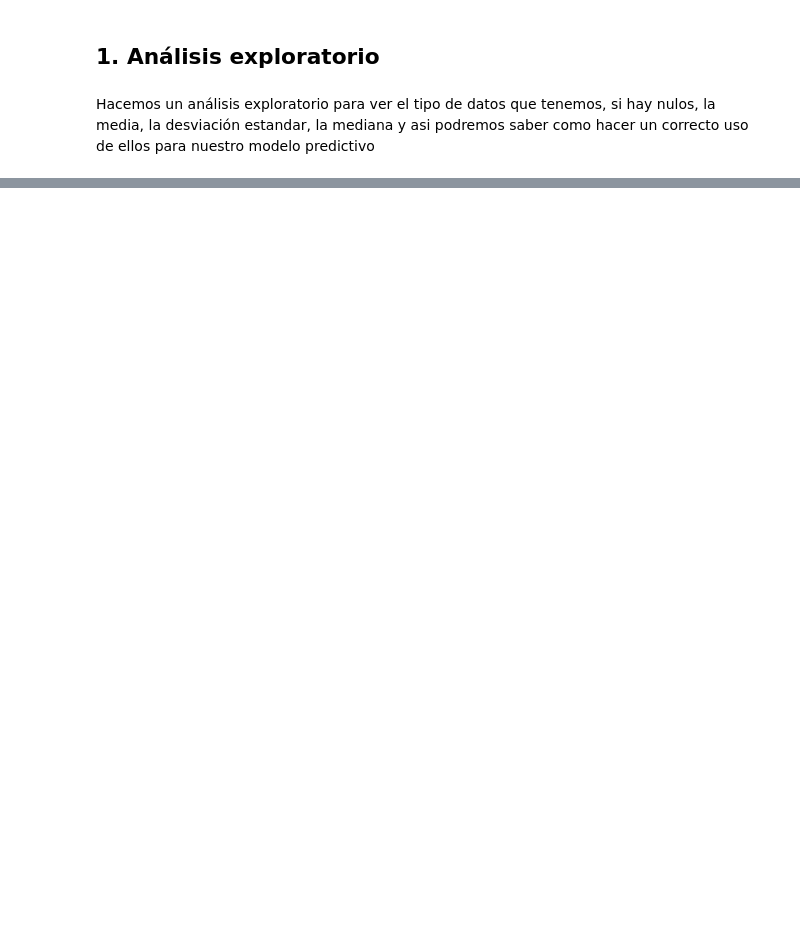
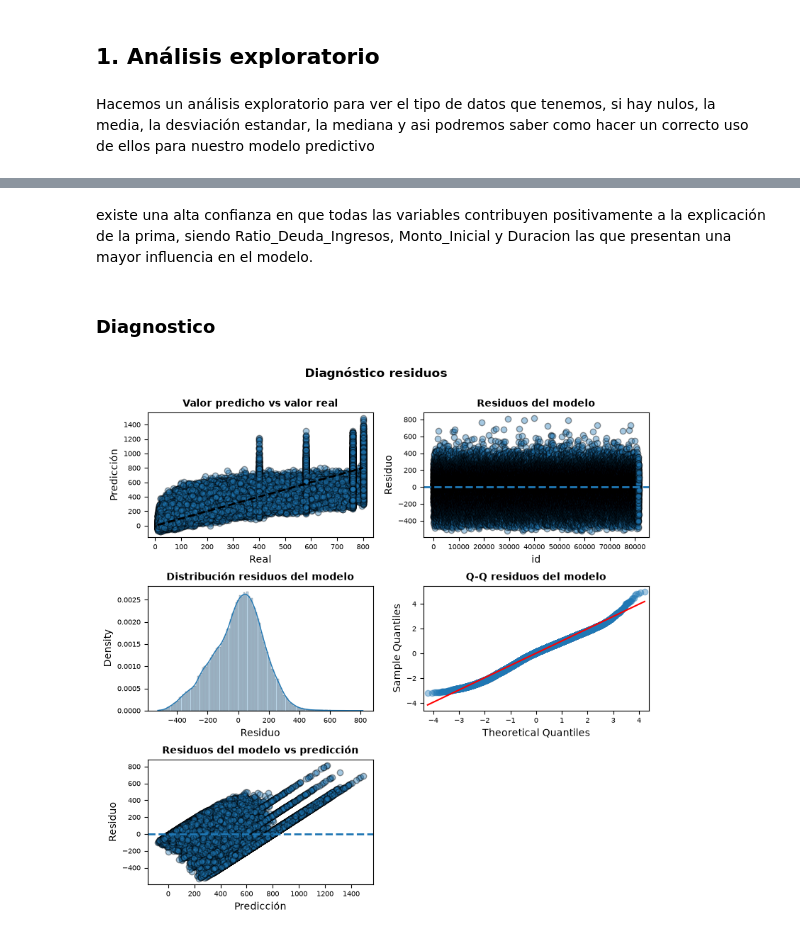
Before and after one commit to GorkaNBDATA/Equipo-Morado, a Jupyter notebook: Modelo predictivo coste esperado del seguro.ipynb, the cells around one changed output, grey strips where cells are left out. Cells and saved outputs as stored; diff of their text form; code cells hidden in the pictures; blank space fills up the shorter version.

```diff
--- a/Modelo predictivo coste esperado del seguro.ipynb
+++ b/Modelo predictivo coste esperado del seguro.ipynb
@@ -135,0 +181,3 @@ SyntaxError: invalid syntax. Perhaps you forgot a comma? (4161103108.py, line 5)
+# %%
+from sklearn.model_selection import train_test_split
+X_train, X_test, y_train, y_test = train_test_split(X, y, train_size = 0.8, random_state = 42, shuffle = True)
@@ -135,0 +186,5 @@ SyntaxError: invalid syntax. Perhaps you forgot a comma? (4161103108.py, line 5)
+# %%
+from sklearn.preprocessing import StandardScaler
+std_scaler = StandardScaler()
+std_scaler.set_output(transform="pandas")
+X_train_scaled = std_scaler.fit_transform(X_train)
@@ -135,0 +267,7 @@ SyntaxError: invalid syntax. Perhaps you forgot a comma? (4161103108.py, line 5)
+# %%
+import statsmodels.api as sm
+
+X_train_scaled = sm.add_constant(X_train_scaled, prepend=True)
+modelo = sm.OLS(endog=y_train, exog=X_train_scaled)
+modelo = modelo.fit()
+print(modelo.summary())
@@ -135,0 +308,64 @@ SyntaxError: invalid syntax. Perhaps you forgot a comma? (4161103108.py, line 5)
+# %% [markdown]
+existe una alta confianza en que todas las variables contribuyen positivamente a la explicación de la prima, siendo Ratio_Deuda_Ingresos, Monto_Inicial y Duracion las que presentan una mayor influencia en el modelo.
+# %% [markdown]
+### Diagnostico
+# %%
+prediccion_train_scaled = modelo.predict(exog=X_train_scaled)
+residuos_train_scaled = prediccion_train_scaled - y_train
+# %%
+# Gráficos
+fig, axes = plt.subplots(nrows=3, ncols=2, figsize=(8, 8))
+
+axes[0, 0].scatter(y_train, prediccion_train_scaled, edgecolors=(0, 0, 0), alpha = 0.4)
+axes[0, 0].plot([y_train.min(), y_train.max()], [y_train.min(), y_train.max()], 'k--', color = 'black', lw=2)
+axes[0, 0].set_title('Valor predicho vs valor real', fontsize = 10, fontweight = "bold")
+axes[0, 0].set_xlabel('Real')
+axes[0, 0].set_ylabel('Predicción')
+axes[0, 0].tick_params(labelsize = 7)
+
+axes[0, 1].scatter(list(range(len(y_train))), residuos_train_scaled, edgecolors=(0, 0, 0), alpha = 0.4)
+axes[0, 1].axhline(y = 0, linestyle = '--', lw=2)
+axes[0, 1].set_title('Residuos del modelo', fontsize = 10, fontweight = "bold")
+axes[0, 1].set_xlabel('id')
+axes[0, 1].set_ylabel('Residuo')
+axes[0, 1].tick_params(labelsize = 7)
+
+sns.histplot(
+    data    = residuos_train_scaled,
+    stat    = "density",
+    kde     = True,
+    line_kws= {'linewidth': 1},
+    alpha   = 0.3,
+    ax      = axes[1, 0]
+)
+
+axes[1, 0].set_title('Distribución residuos del modelo', fontsize = 10, fontweight = "bold")
+axes[1, 0].set_xlabel("Residuo")
+axes[1, 0].tick_params(labelsize = 7)
+
+
+sm.qqplot(
+    residuos_train_scaled,
+    fit   = True, # estandariza los residuos con su ppropia media y desviación típica
+    line  = 'q',
+    ax    = axes[1, 1],
+    alpha = 0.4,
+    lw    = 2
+)
+axes[1, 1].set_title('Q-Q residuos del modelo', fontsize = 10, fontweight = "bold")
+axes[1, 1].tick_params(labelsize = 7)
+
+axes[2, 0].scatter(prediccion_train_scaled, residuos_train_scaled, edgecolors=(0, 0, 0), alpha = 0.4)
+axes[2, 0].axhline(y = 0, linestyle = '--', lw=2)
+axes[2, 0].set_title('Residuos del modelo vs predicción', fontsize = 10, fontweight = "bold")
+axes[2, 0].set_xlabel('Predicción')
+axes[2, 0].set_ylabel('Residuo')
+axes[2, 0].tick_params(labelsize = 7)
+
+# Se eliminan los axes vacíos
+fig.delaxes(axes[2, 1])
+fig.tight_layout() # Recoloca automáticamente los gráficos para que títulos y etiquetas no se solapen
+plt.subplots_adjust(top=0.9) # Deja libre el 10% superior de la figura para el título general
+fig.suptitle('Diagnóstico residuos', fontsize = 12, fontweight = "bold");
+# %% [output]
+[figure, added]
```
Also changed, not shown: parts of 46 cells of this notebook.
